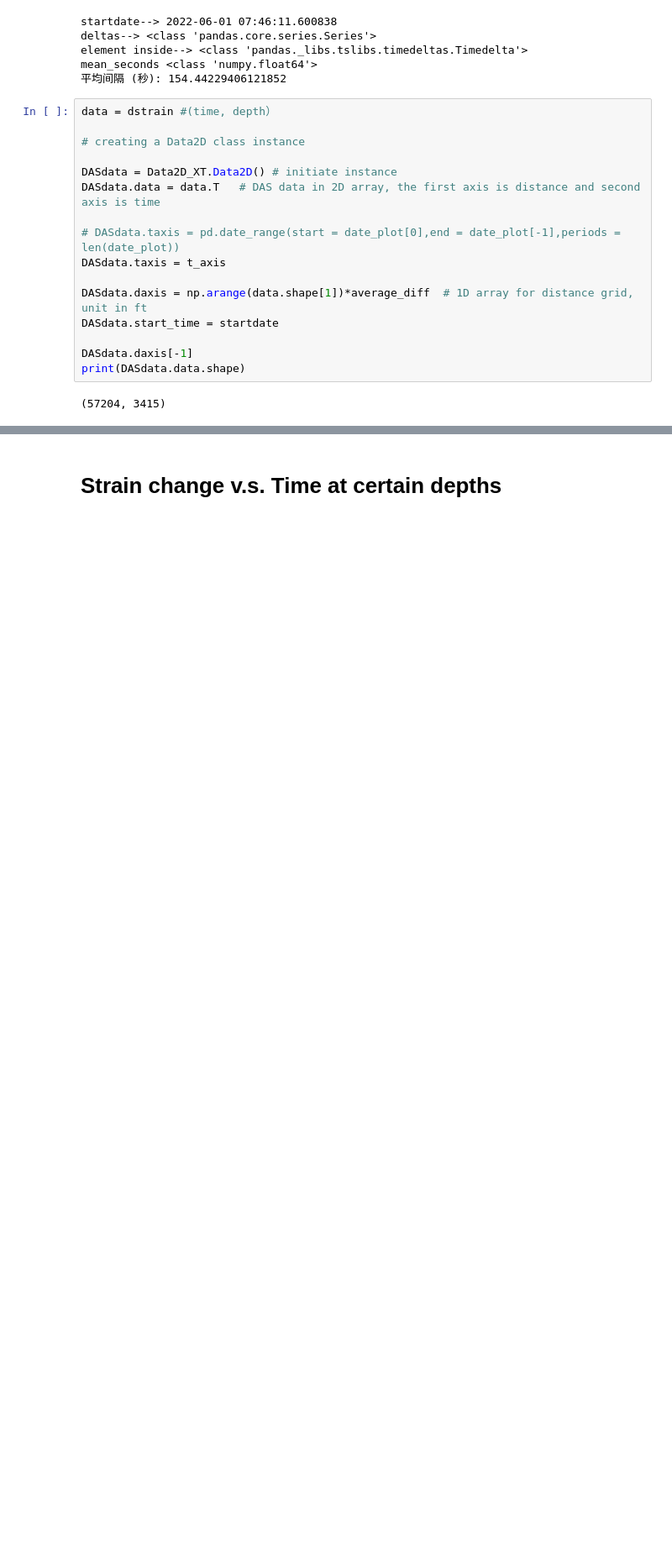
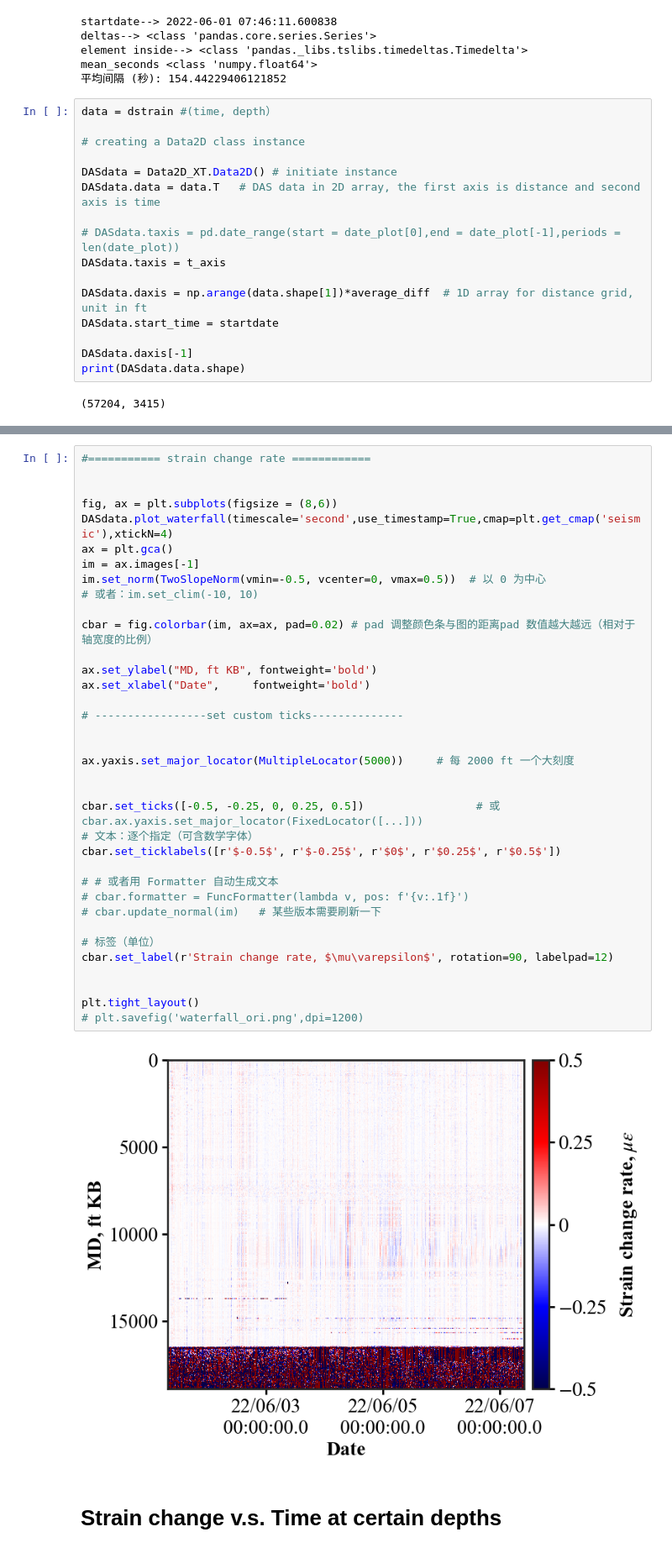
Before and after one commit to felix-mao-1516/plot-for-research-, a Jupyter notebook: Waterfall_plot.ipynb, the cells around one changed output, grey strips where cells are left out. Shown at 84% size. Cells and saved outputs as stored; diff of their text form; blank space fills up the shorter version.

```diff
--- a/Waterfall_plot.ipynb
+++ b/Waterfall_plot.ipynb
@@ -235,3 +261,41 @@ plt.savefig('waterfall_ori.png',dpi=1200)
+# %%
+#=========== strain change rate ============
+
+
+fig, ax = plt.subplots(figsize = (8,6))
+DASdata.plot_waterfall(timescale='second',use_timestamp=True,cmap=plt.get_cmap('seismic'),xtickN=4)
+ax = plt.gca()
+im = ax.images[-1]
+im.set_norm(TwoSlopeNorm(vmin=-0.5, vcenter=0, vmax=0.5))  # 以 0 为中心
+# 或者：im.set_clim(-10, 10)
+
+cbar = fig.colorbar(im, ax=ax, pad=0.02) # pad 调整颜色条与图的距离pad 数值越大越远（相对于轴宽度的比例）
+
+ax.set_ylabel("MD, ft KB", fontweight='bold')
+ax.set_xlabel("Date",     fontweight='bold')
+
+# -----------------set custom ticks--------------
+
+
+ax.yaxis.set_major_locator(MultipleLocator(5000))     # 每 2000 ft 一个大刻度
+
+
+cbar.set_ticks([-0.5, -0.25, 0, 0.25, 0.5])                 # 或 cbar.ax.yaxis.set_major_locator(FixedLocator([...]))
+# 文本：逐个指定（可含数学字体）
+cbar.set_ticklabels([r'$-0.5$', r'$-0.25$', r'$0$', r'$0.25$', r'$0.5$'])
+
+# # 或者用 Formatter 自动生成文本
+# cbar.formatter = FuncFormatter(lambda v, pos: f'{v:.1f}')
+# cbar.update_normal(im)   # 某些版本需要刷新一下
+
+# 标签（单位）
+cbar.set_label(r'Strain change rate, $\mu\varepsilon$', rotation=90, labelpad=12)
+
+
+plt.tight_layout()
+# plt.savefig('waterfall_ori.png',dpi=1200)
+# %% [output]
+[figure, added]
 # %% [markdown]
 # Strain change v.s. Time at certain depths
 # %%
```
Also changed, not shown: parts of 5 cells of this notebook, 8 other files.
